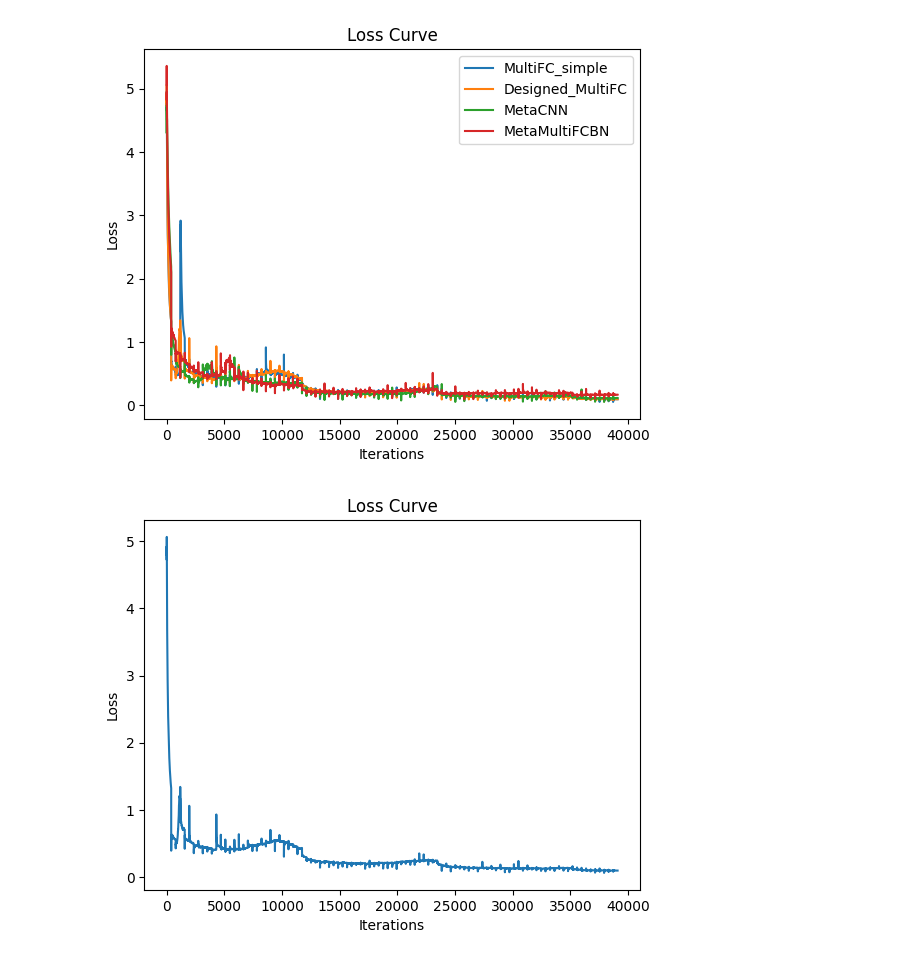
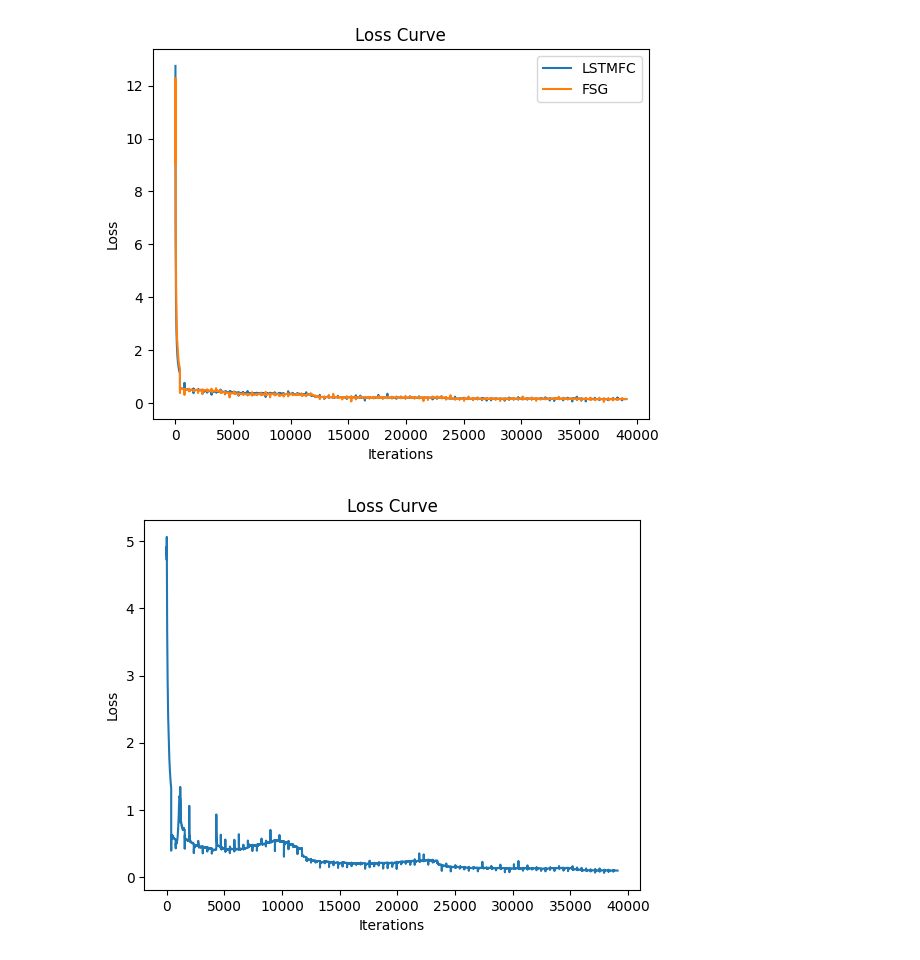
Before and after one commit to two-tiger/FSG, a Jupyter notebook: loss_cur.ipynb, the cells around one changed output. Saved outputs shown, nothing was run; the diff lists cells and outputs as text; code cells hidden in the pictures.

```diff
--- a/loss_cur.ipynb
+++ b/loss_cur.ipynb
@@ -2,52 +2,60 @@
 import matplotlib.pyplot as plt
 
 # 读取txt文件
-filename_MultiFC_simple = "./Results/ResNet32-CIFAR10/runs-Quant/Meta-MultiFC-simple-Nonlinear-none-hidden-size-100-nfc-3-dorefa-SGD-1bits-lr-30/loss.txt"
+# filename_MultiFC_simple = "./Results/ResNet32-CIFAR10/runs-Quant/Meta-MultiFC-simple-Nonlinear-none-hidden-size-100-nfc-3-dorefa-SGD-1bits-lr-30/loss.txt"
 
-filename_MultiFC = "./Results/ResNet32-CIFAR10/runs-Quant/Meta-MultiFC-Nonlinear-none-hidden-size-100-nfc-3-dorefa-SGD-1bits-lr-30/loss.txt"
+# filename_MultiFC = "./Results/ResNet32-CIFAR10/runs-Quant/Meta-MultiFC-Nonlinear-none-hidden-size-100-nfc-3-dorefa-SGD-1bits-lr-30/loss.txt"
 
-filename_MetaCNN = "./Results/ResNet32-CIFAR10/runs-Quant/MetaCNN-dorefa-SGD-1bits-lr-30/loss.txt"
+# filename_MetaCNN = "./Results/ResNet32-CIFAR10/runs-Quant/MetaCNN-dorefa-SGD-1bits-lr-30/loss.txt"
 
-filename_MetaMultiFCBN = "./Results/ResNet32-CIFAR10/runs-Quant/Meta-MetaMultiFCBN-Nonlinear-None-hidden-size-100-dorefa-SGD-1bits-lr-30/loss.txt"
+# filename_MetaMultiFCBN = "./Results/ResNet32-CIFAR10/runs-Quant/Meta-MetaMultiFCBN-Nonlinear-None-hidden-size-100-dorefa-SGD-1bits-lr-30/loss.txt"
+
+lstmfc = './Results/ResNet20-CIFAR10/runs-Quant/Meta-LSTMFC-Nonlinear-None-hidden-size-100-nlstm-1-dorefa-adam-1bits-lr-30-batchsize-100-05-11-03:19:54/loss.txt'
+
+fsg = './Results/ResNet20-CIFAR10/runs-Quant/MetaFastAndSlow-dorefa-adam-1bits-lr-30-batchsize-100-05-11-01:04:52/loss.txt'
 
 def loss_data_pick(filename):
 
     with open(filename, 'r') as file:
         lines = file.readlines()
 
     # 解析损失值数据
     loss_data = []
     for line in lines:
         line = line.strip()  # 去除首尾空格和换行符
         if line:
             iteration, loss = line.split(', ')
             loss_data.append((int(iteration), float(loss)))
 
     # 提取迭代次数和损失值
     iterations = [data[0] for data in loss_data]
     loss_values = [data[1] for data in loss_data]
 
     return iterations, loss_values
 
-iterations_MultiFC_simple, loss_values_MultiFC_simple = loss_data_pick(filename_MultiFC_simple)
-iterations_MultiFC, loss_values_MultiFC = loss_data_pick(filename_MultiFC)
-iterations_MetaCNN, loss_values_MetaCNN = loss_data_pick(filename_MetaCNN)
-iterations_MetaMultiFCBN, loss_values_MetaMultiFCBN = loss_data_pick(filename_MetaMultiFCBN)
+# iterations_MultiFC_simple, loss_values_MultiFC_simple = loss_data_pick(filename_MultiFC_simple)
+# iterations_MultiFC, loss_values_MultiFC = loss_data_pick(filename_MultiFC)
+# iterations_MetaCNN, loss_values_MetaCNN = loss_data_pick(filename_MetaCNN)
+# iterations_MetaMultiFCBN, loss_values_MetaMultiFCBN = loss_data_pick(filename_MetaMultiFCBN)
+iterations_lstmfc, loss_values_lstmfc = loss_data_pick(lstmfc)
+iterations_fsg, loss_values_fsg = loss_data_pick(fsg)
 
 
 # 绘制损失曲线
-plt.plot(iterations_MultiFC_simple, loss_values_MultiFC_simple, label='MultiFC_simple')
-plt.plot(iterations_MultiFC, loss_values_MultiFC, label='Designed_MultiFC')
-plt.plot(iterations_MetaCNN, loss_values_MetaCNN, label='MetaCNN')
-plt.plot(iterations_MetaMultiFCBN, loss_values_MetaMultiFCBN, label='MetaMultiFCBN')
+# plt.plot(iterations_MultiFC_simple, loss_values_MultiFC_simple, label='MultiFC_simple')
+# plt.plot(iterations_MultiFC, loss_values_MultiFC, label='Designed_MultiFC')
+# plt.plot(iterations_MetaCNN, loss_values_MetaCNN, label='MetaCNN')
+# plt.plot(iterations_MetaMultiFCBN, loss_values_MetaMultiFCBN, label='MetaMultiFCBN')
+plt.plot(iterations_lstmfc, loss_values_lstmfc, label='LSTMFC')
+plt.plot(iterations_fsg, loss_values_fsg, label='FSG')
 plt.xlabel('Iterations')
 plt.ylabel('Loss')
 plt.legend()
 plt.title('Loss Curve')
 plt.savefig('bijiao.pdf')
 plt.show()
 # %% [output]
-[figure, old version]
+[figure, new version]
 # %%
 import matplotlib.pyplot as plt
 
```
Also changed, not shown: parts of 3 cells of this notebook, 18 other files.
